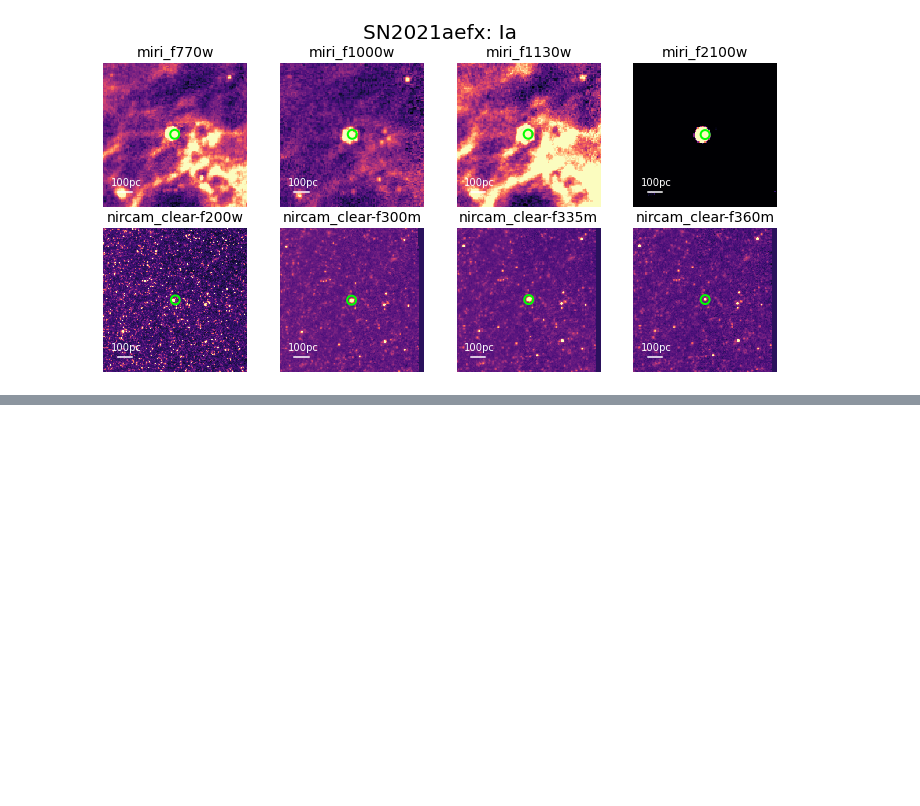
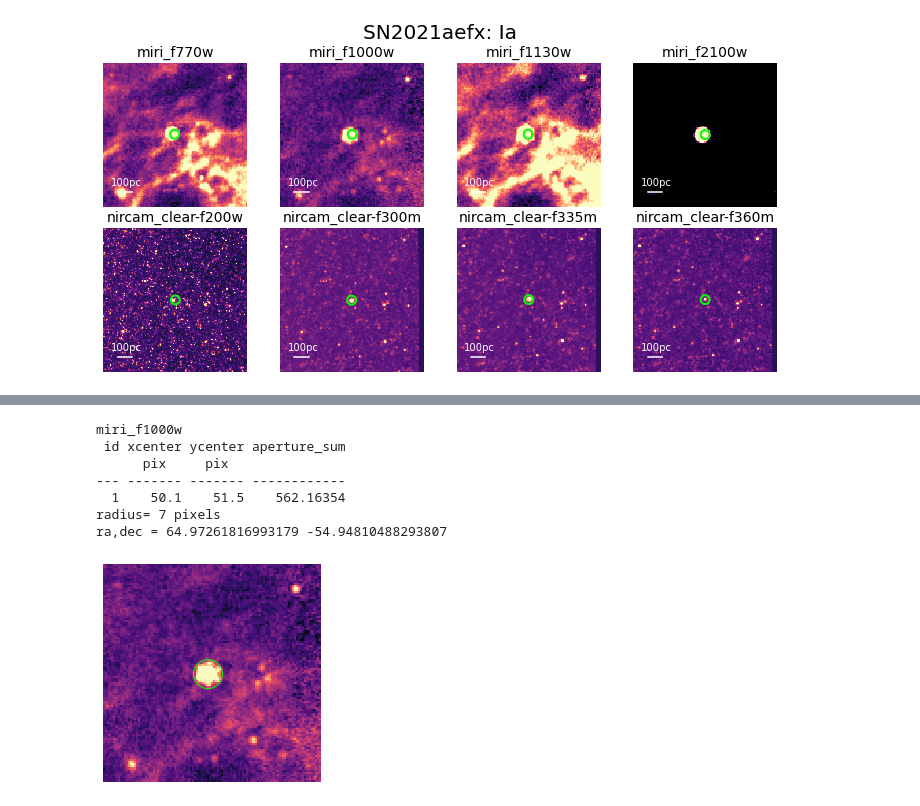
Before and after one commit to NessMayker/SNeJWST, a Jupyter notebook: Code/0.JWST_NGC1566_SN2021aefx.ipynb, the cells around one changed output, grey strips where cells are left out. Saved outputs shown, nothing was run; the diff lists cells and outputs as text; code cells hidden in the pictures; blank space fills up the shorter version.

```diff
--- a/Code/0.JWST_NGC1566_SN2021aefx.ipynb
+++ b/Code/0.JWST_NGC1566_SN2021aefx.ipynb
@@ -417,0 +432,12 @@ NameError: name 'ra21aefx' is not defined
+# %%
+print(imgs[1])
+getPhot(1,50.1,51.5,7)
+# %% [output]
+miri_f1000w
+ id xcenter ycenter aperture_sum
+      pix     pix
+--- ------- ------- ------------
+  1    50.1    51.5    562.16354
+radius= 7 pixels
+ra,dec = 64.97261816993179 -54.94810488293807
+[figure, added]
```
Also changed, not shown: parts of 11 cells of this notebook.
